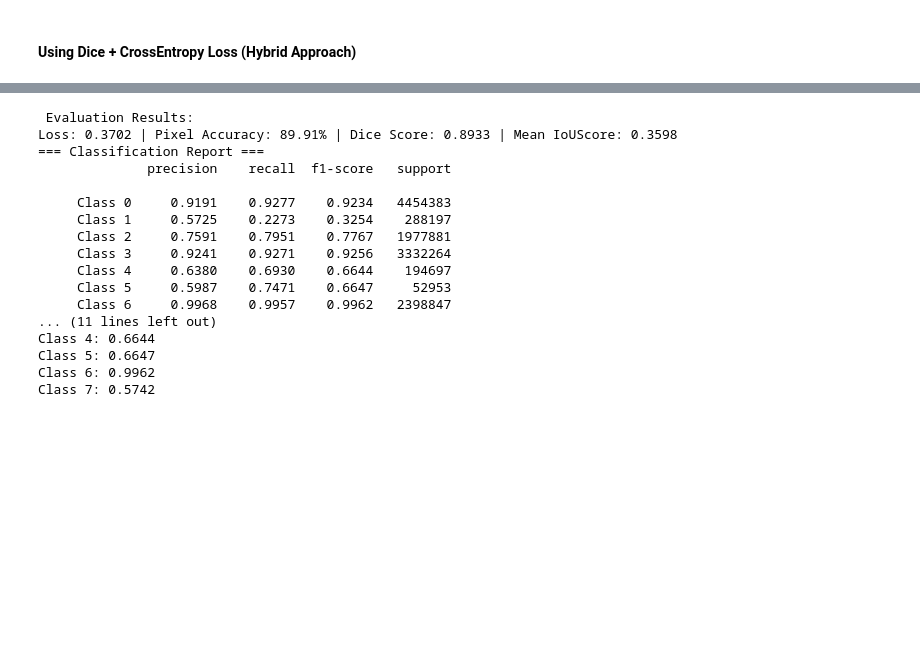
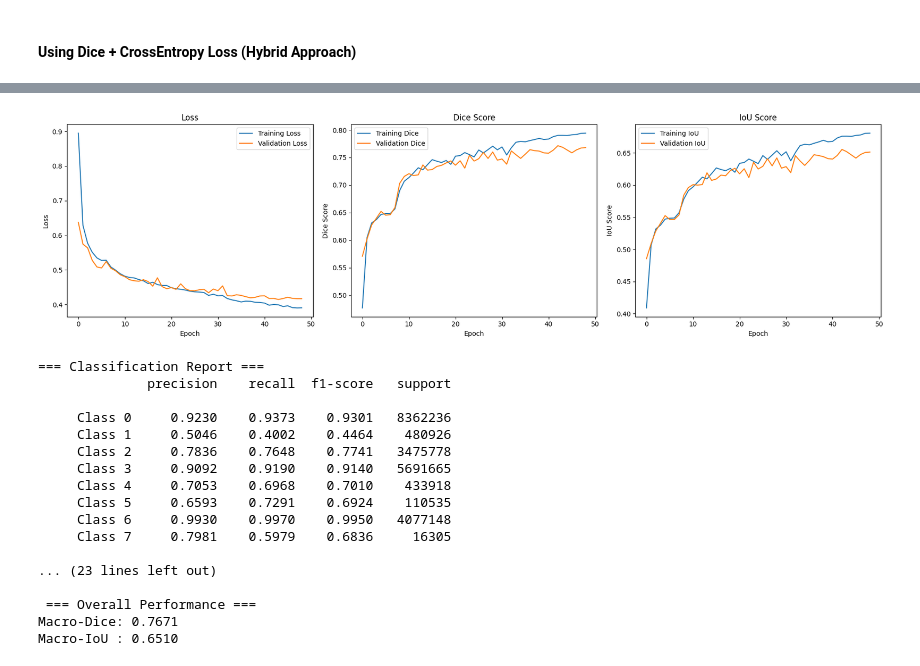
Before and after one commit to pervolarakis2001/land_cover_mapping, a Jupyter notebook: pipeline.ipynb, the cells around one changed output, grey strips where cells are left out. Cells and saved outputs as stored; diff of their text form; code cells hidden in the pictures; blank space fills up the shorter version.

```diff
--- a/pipeline.ipynb
+++ b/pipeline.ipynb
@@ -305,3 +187,5 @@ train_transform = loader.Compose(
 )
 
 val_transform = loader.Compose([loader.Normalize13Band()], with_mask=True)
+train_dataset = loader.TorchDataset(Subset(dataset, train_indices), train_transform)
+val_dataset = loader.TorchDataset(Subset(dataset, val_indices), val_transform)
@@ -729,23 +573,19 @@ unet = model.UNet(num_classes=8)
 unet = unet.to(device)
 
 ds_train = DataLoader(train_dataset, batch_size=32, shuffle=True)
-ds_valid = DataLoader(val_dataset, batch_size=32, shuffle=True)
-ds_test = DataLoader(test_dataset, batch_size=32, shuffle=True)
+ds_valid = DataLoader(val_dataset, batch_size=32, shuffle=False)
+ds_test = DataLoader(test_dataset, batch_size=32, shuffle=False)
 
 for param in unet.encoder0.parameters():
     param.requires_grad = False
-for m in unet.encoder0.modules():
-    if isinstance(m, nn.BatchNorm2d):
-        m.eval()
+
 for param in unet.encoder1.parameters():
     param.requires_grad = False
 
-for m in unet.encoder1.modules():
-    if isinstance(m, nn.BatchNorm2d):
-        m.eval()
 
 enc_lr = 1e-4  # lower learning rate for pretrained encoder
 dec_lr = 1e-3  # higher for decoder
+
 
 optimizer = optim.Adam(
     [
@@ -757,10 +597,18 @@ optimizer = optim.Adam(
         {"params": unet.decoder_2.parameters(), "lr": dec_lr},
         {"params": unet.decoder_3.parameters(), "lr": dec_lr},
         {"params": unet.decoder_4.parameters(), "lr": dec_lr},
+        {"params": unet.decoder_5.parameters(), "lr": dec_lr},
         {"params": unet.final.parameters(), "lr": dec_lr},
     ]
 )
 
+
+scheduler = ReduceLROnPlateau(
+    optimizer,
+    mode="min",
+    factor=0.5,
+    patience=2,
+)
 
 criterion = HybridLoss(a=0.5)
 
@@ -768,20 +616,17 @@ criterion = HybridLoss(a=0.5)
 train_losses, val_losses, train_accuracies, val_accuracies, train_dice, val_dice = (
     t.train_model(
         model=unet,
-        num_classes=8,
         train_loader=ds_train,
         val_loader=ds_valid,
         criterion=criterion,
         optimizer=optimizer,
-        save_name="output/exp_02_fine_tuning.pt",
-        num_epochs=80,
+        scheduler=scheduler,
+        save_name="output/fine_tuning.pt",
+        num_epochs=100,
     )
 )
 
 # Evaluate
-t.plot_history(
-    train_losses, val_losses, train_accuracies, val_accuracies, train_dice, val_dice
-)
-avg_loss, avg_acc, avg_dice = t.evaluate_model(unet, ds_test, criterion)
+t.plot_history(train_losses, val_losses, train_accuracies, val_accuracies, train_dice, val_dice)
 t.segmentation_report(unet, ds_test)
 # %% [output]
@@ -905,25 +658,22 @@ New best loss: 0.3515
-# %%
-del unet
-unet = model.UNet(num_classes=8)
-unet.load_state_dict(torch.load("output/exp_01_1_hybrid_loss.pt"))
-unet.to(device)
-avg_loss, avg_acc, avg_dice = t.evaluate_model(unet, ds_test, criterion)
-t.segmentation_report(unet, ds_test)
-# %% [output]
- Evaluation Results:
-Loss: 0.3702 | Pixel Accuracy: 89.91% | Dice Score: 0.8933 | Mean IoUScore: 0.3598
-=== Classification Report ===
-              precision    recall  f1-score   support
-
-     Class 0     0.9191    0.9277    0.9234   4454383
-     Class 1     0.5725    0.2273    0.3254    288197
-     Class 2     0.7591    0.7951    0.7767   1977881
-     Class 3     0.9241    0.9271    0.9256   3332264
-     Class 4     0.6380    0.6930    0.6644    194697
-     Class 5     0.5987    0.7471    0.6647     52953
-     Class 6     0.9968    0.9957    0.9962   2398847
-... (11 lines left out)
-Class 4: 0.6644
-Class 5: 0.6647
-Class 6: 0.9962
-Class 7: 0.5742
+# %%
+t.plot_history(train_losses, val_losses, train_accuracies, val_accuracies, train_dice, val_dice)
+t.segmentation_report(unet, ds_test)
+# %% [output]
+[figure, added]
+=== Classification Report ===
+              precision    recall  f1-score   support
+
+     Class 0     0.9230    0.9373    0.9301   8362236
+     Class 1     0.5046    0.4002    0.4464    480926
+     Class 2     0.7836    0.7648    0.7741   3475778
+     Class 3     0.9092    0.9190    0.9140   5691665
+     Class 4     0.7053    0.6968    0.7010    433918
+     Class 5     0.6593    0.7291    0.6924    110535
+     Class 6     0.9930    0.9970    0.9950   4077148
+     Class 7     0.7981    0.5979    0.6836     16305
+
+... (23 lines left out)
+
+ === Overall Performance ===
+Macro-Dice: 0.7671
+Macro-IoU : 0.6510
```
Also changed, not shown: parts of 30 cells of this notebook, 1 other file.
